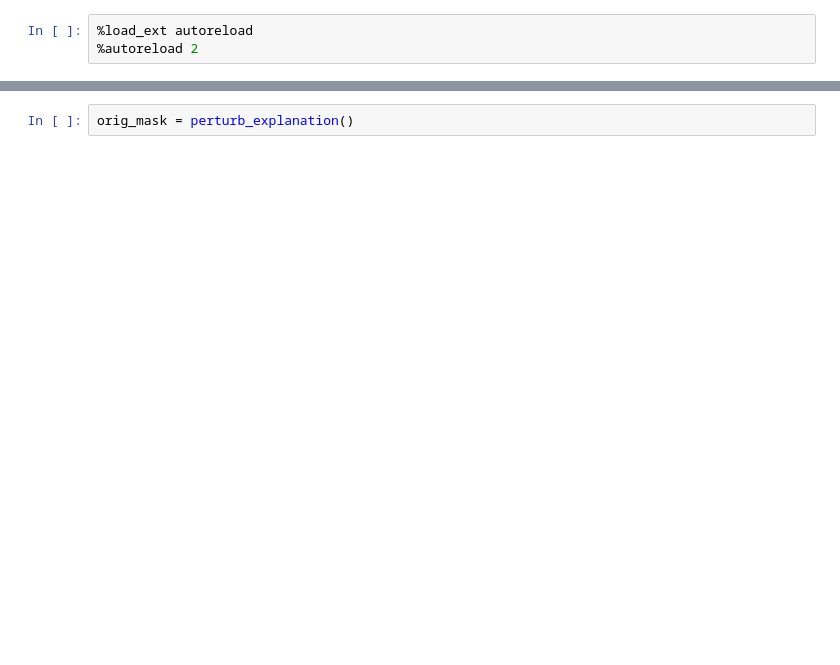
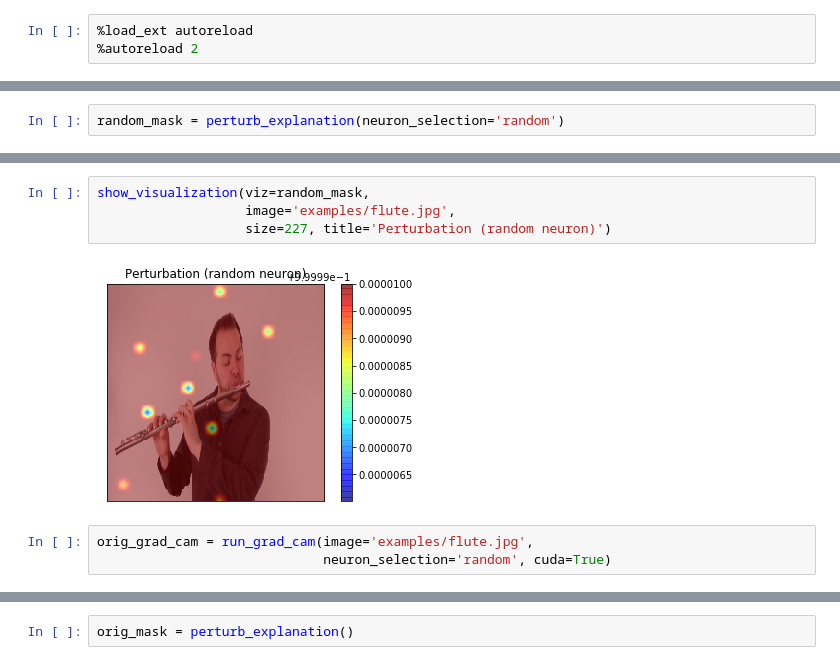
Before and after one commit to ruthcfong/pytorch-explain-black-box, a Jupyter notebook: playground.ipynb, the cells around one changed output, grey strips where cells are left out. Saved outputs shown, nothing was run; the diff lists cells and outputs as text; blank space fills up the shorter version.

```diff
--- a/playground.ipynb
+++ b/playground.ipynb
@@ -10,0 +48,2 @@ from skimage.transform import resize
+# %%
+random_mask = perturb_explanation(neuron_selection='random')
@@ -10,0 +71,9 @@ from skimage.transform import resize
+# %%
+show_visualization(viz=random_mask,
+                   image='examples/flute.jpg',
+                   size=227, title='Perturbation (random neuron)')
+# %% [output]
+[figure, added]
+# %%
+orig_grad_cam = run_grad_cam(image='examples/flute.jpg',
+                             neuron_selection='random', cuda=True)
```
Also changed, not shown: parts of 8 cells of this notebook, 1 other file.
